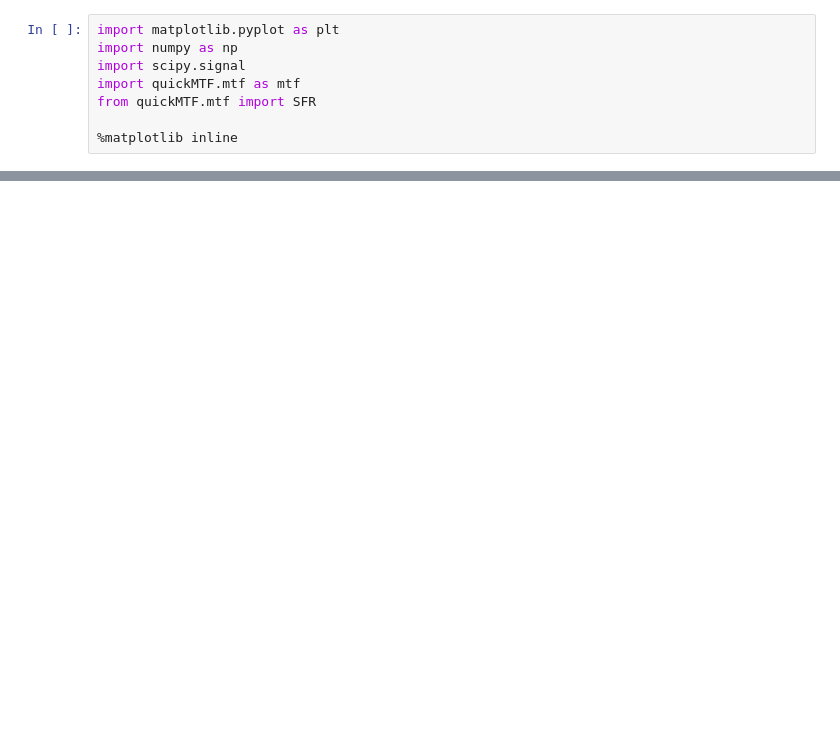
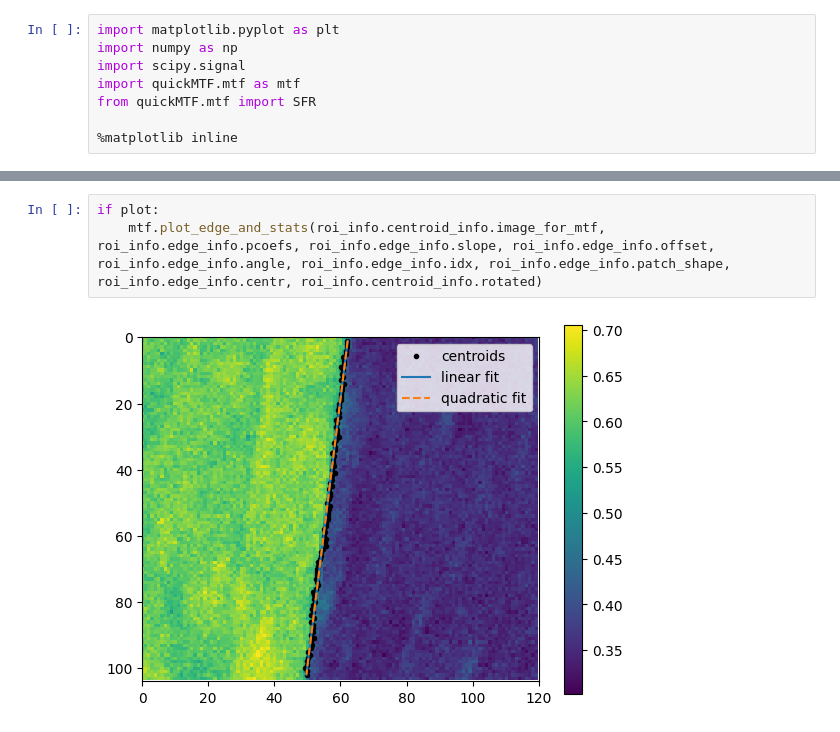
Before and after one commit to lucaswewa/mtf, a Jupyter notebook: quick_mtf.ipynb, the cells around one changed output, grey strips where cells are left out. Cells and saved outputs as stored; diff of their text form; blank space fills up the shorter version.

```diff
--- a/quick_mtf.ipynb
+++ b/quick_mtf.ipynb
@@ -24,0 +65,5 @@ if plot:
+# %%
+if plot:
+    mtf.plot_edge_and_stats(roi_info.centroid_info.image_for_mtf, roi_info.edge_info.pcoefs, roi_info.edge_info.slope, roi_info.edge_info.offset, roi_info.edge_info.angle, roi_info.edge_info.idx, roi_info.edge_info.patch_shape, roi_info.edge_info.centr, roi_info.centroid_info.rotated)
+# %% [output]
+[figure, added]
```
Also changed, not shown: parts of 8 cells of this notebook, 2 other files.
